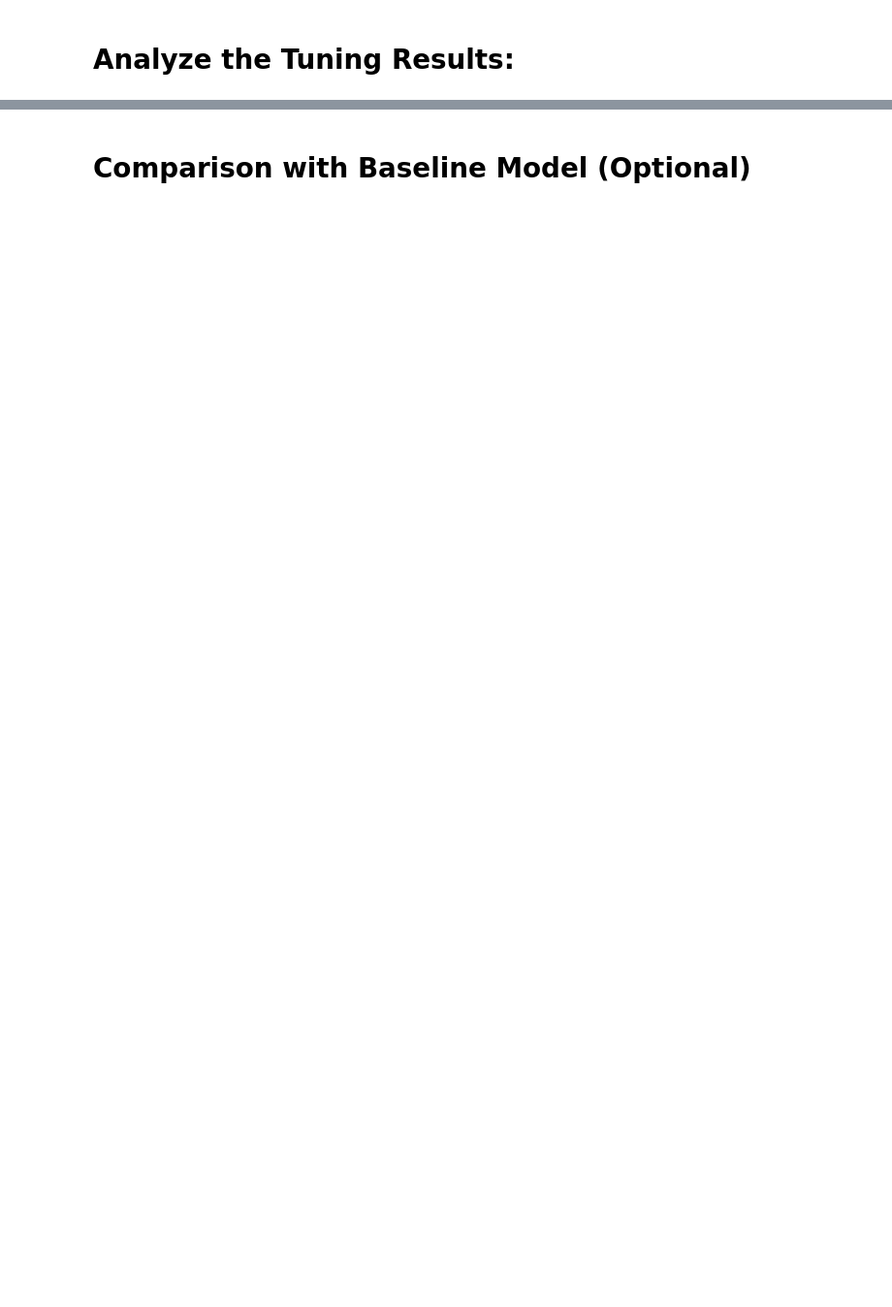
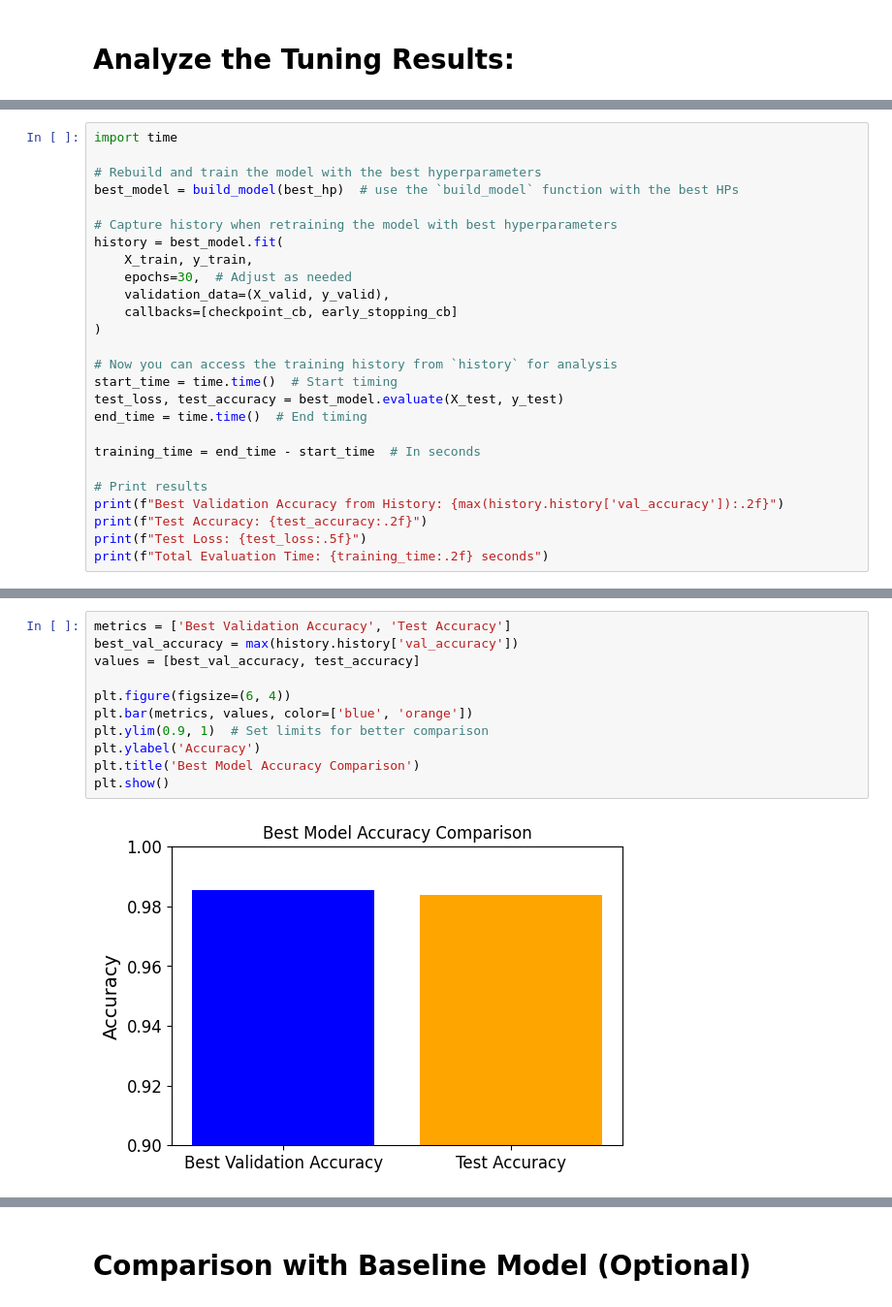
Before and after one commit to marcou347/IAI600Lab7, a Jupyter notebook: Lab7.ipynb, the cells around one changed output, grey strips where cells are left out. Shown: that part at 97% size. Cells and saved outputs as stored; diff of their text form; blank space fills up the shorter version.

```diff
--- a/Lab7.ipynb
+++ b/Lab7.ipynb
@@ -158,0 +246,26 @@ Text(0, 0.5, 'Loss')
+# %%
+import time
+
+# Rebuild and train the model with the best hyperparameters
+best_model = build_model(best_hp)  # use the `build_model` function with the best HPs
+
+# Capture history when retraining the model with best hyperparameters
+history = best_model.fit(
+    X_train, y_train,
+    epochs=30,  # Adjust as needed
+    validation_data=(X_valid, y_valid),
+    callbacks=[checkpoint_cb, early_stopping_cb]
+)
+
+# Now you can access the training history from `history` for analysis
+start_time = time.time()  # Start timing
+test_loss, test_accuracy = best_model.evaluate(X_test, y_test)
+end_time = time.time()  # End timing
+
+training_time = end_time - start_time  # In seconds
+
+# Print results
+print(f"Best Validation Accuracy from History: {max(history.history['val_accuracy']):.2f}")
+print(f"Test Accuracy: {test_accuracy:.2f}")
+print(f"Test Loss: {test_loss:.5f}")
+print(f"Total Evaluation Time: {training_time:.2f} seconds")
@@ -158,0 +313,13 @@ Text(0, 0.5, 'Loss')
+# %%
+metrics = ['Best Validation Accuracy', 'Test Accuracy']
+best_val_accuracy = max(history.history['val_accuracy'])
+values = [best_val_accuracy, test_accuracy]
+
+plt.figure(figsize=(6, 4))
+plt.bar(metrics, values, color=['blue', 'orange'])
+plt.ylim(0.9, 1)  # Set limits for better comparison
+plt.ylabel('Accuracy')
+plt.title('Best Model Accuracy Comparison')
+plt.show()
+# %% [output]
+[figure, added]
```
Also changed, not shown: parts of 21 cells of this notebook, 34 other files.
